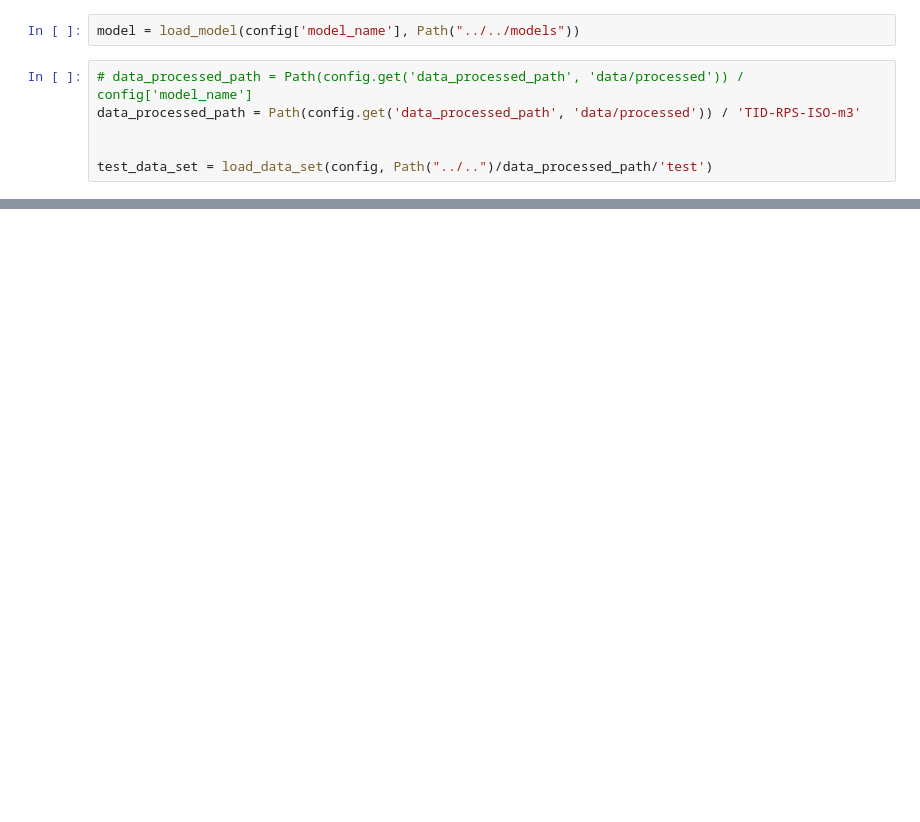
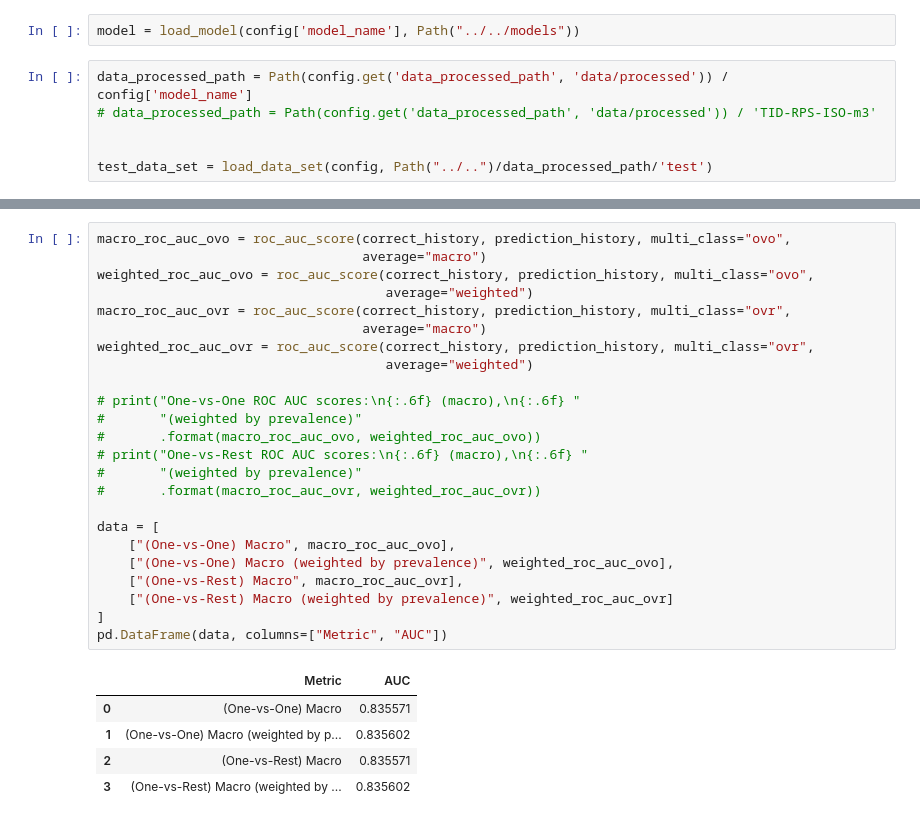
Before and after one commit to asafsilman/GalaxyEnvironmentAnalysis, a Jupyter notebook: notebooks/eda/1.1-AS-model-evaulation.ipynb, the cells around one changed output, grey strips where cells are left out. Drawn from its saved outputs; the diff is of its cells as text; blank space fills up the shorter version.

```diff
--- a/notebooks/eda/1.1-AS-model-evaulation.ipynb
+++ b/notebooks/eda/1.1-AS-model-evaulation.ipynb
@@ -49,8 +33,8 @@ config
 # %%
 model = load_model(config['model_name'], Path("../../models"))
 # %%
-# data_processed_path = Path(config.get('data_processed_path', 'data/processed')) / config['model_name']
-data_processed_path = Path(config.get('data_processed_path', 'data/processed')) / 'TID-RPS-ISO-m3'
+data_processed_path = Path(config.get('data_processed_path', 'data/processed')) / config['model_name']
+# data_processed_path = Path(config.get('data_processed_path', 'data/processed')) / 'TID-RPS-ISO-m3'
 
 
 test_data_set = load_data_set(config, Path("../..")/data_processed_path/'test')
@@ -66,0 +162,30 @@ for image, label in test_data_set.take(100):
+# %%
+macro_roc_auc_ovo = roc_auc_score(correct_history, prediction_history, multi_class="ovo",
+                                  average="macro")
+weighted_roc_auc_ovo = roc_auc_score(correct_history, prediction_history, multi_class="ovo",
+                                     average="weighted")
+macro_roc_auc_ovr = roc_auc_score(correct_history, prediction_history, multi_class="ovr",
+                                  average="macro")
+weighted_roc_auc_ovr = roc_auc_score(correct_history, prediction_history, multi_class="ovr",
+                                     average="weighted")
+
+# print("One-vs-One ROC AUC scores:\n{:.6f} (macro),\n{:.6f} "
+#       "(weighted by prevalence)"
+#       .format(macro_roc_auc_ovo, weighted_roc_auc_ovo))
+# print("One-vs-Rest ROC AUC scores:\n{:.6f} (macro),\n{:.6f} "
+#       "(weighted by prevalence)"
+#       .format(macro_roc_auc_ovr, weighted_roc_auc_ovr))
+
+data = [
+    ["(One-vs-One) Macro", macro_roc_auc_ovo],
+    ["(One-vs-One) Macro (weighted by prevalence)", weighted_roc_auc_ovo],
+    ["(One-vs-Rest) Macro", macro_roc_auc_ovr],
+    ["(One-vs-Rest) Macro (weighted by prevalence)", weighted_roc_auc_ovr]
+]
+pd.DataFrame(data, columns=["Metric", "AUC"])
+# %% [output]
+|  | Metric | AUC |
+| 0 | (One-vs-One) Macro | 0.835571 |
+| 1 | (One-vs-One) Macro (weighted by p... | 0.835602 |
+| 2 | (One-vs-Rest) Macro | 0.835571 |
+| 3 | (One-vs-Rest) Macro (weighted by ... | 0.835602 |
```
Also changed, not shown: parts of 11 cells of this notebook.
